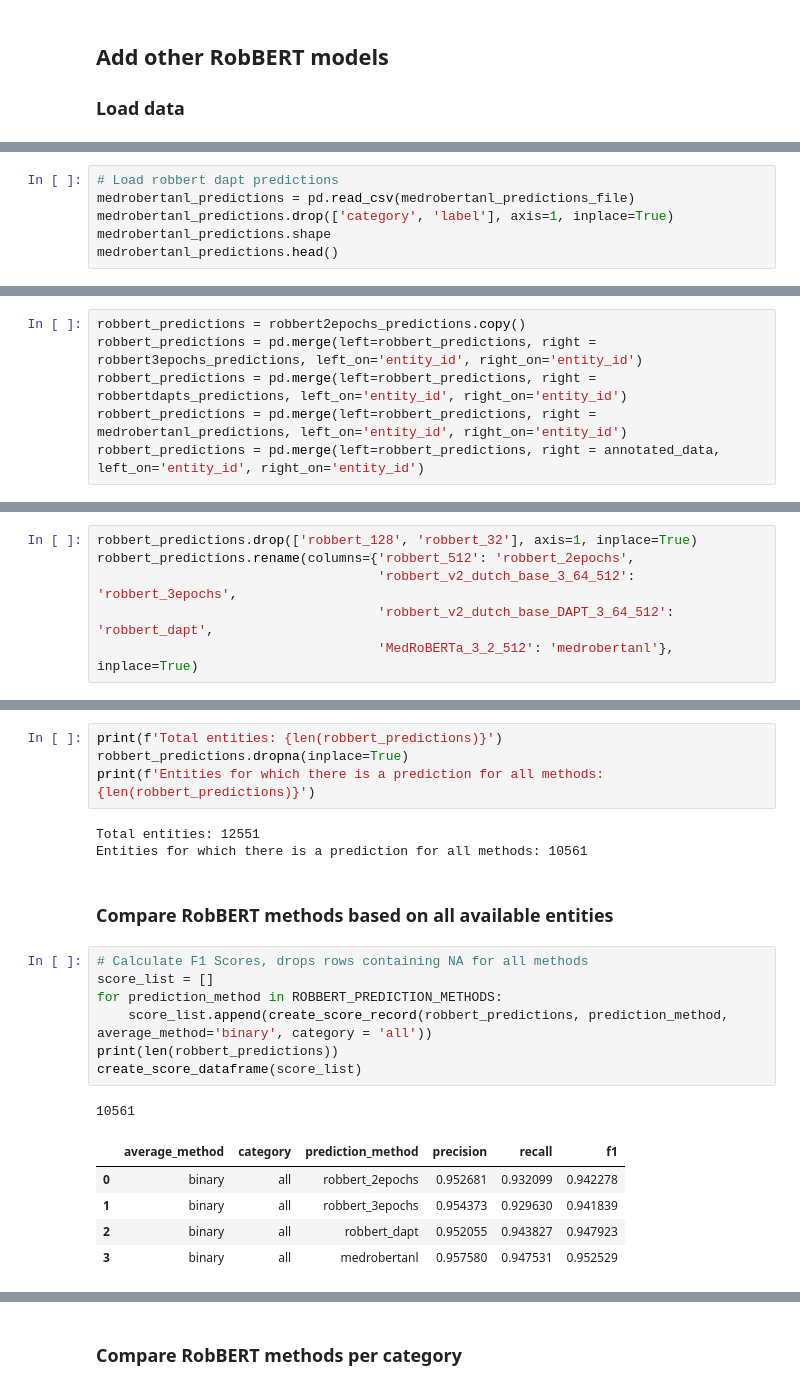
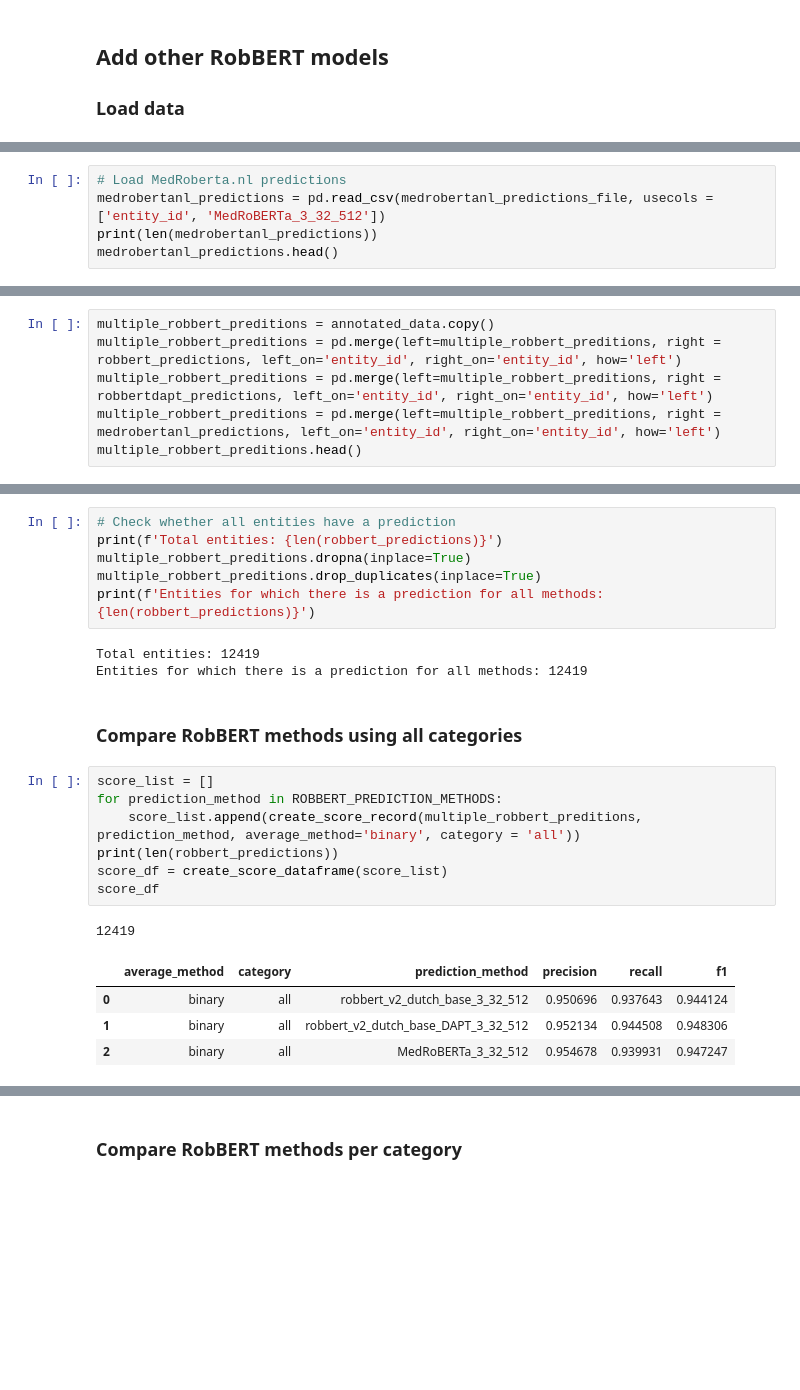
Before and after one commit to umcu/negation-detection, a Jupyter notebook: 01_general_evaluation.ipynb, the cells around one changed output, grey strips where cells are left out. Drawn from its saved outputs; the diff is of its cells as text; blank space fills up the shorter version.

```diff
--- a/01_general_evaluation.ipynb
+++ b/01_general_evaluation.ipynb
@@ -486,7 +332,6 @@ robbertdapts_predictions.head()
 # %%
-# Load robbert dapt predictions
-medrobertanl_predictions = pd.read_csv(medrobertanl_predictions_file)
-medrobertanl_predictions.drop(['category', 'label'], axis=1, inplace=True)
-medrobertanl_predictions.shape
+# Load MedRoberta.nl predictions
+medrobertanl_predictions = pd.read_csv(medrobertanl_predictions_file, usecols = ['entity_id', 'MedRoBERTa_3_32_512'])
+print(len(medrobertanl_predictions))
 medrobertanl_predictions.head()
 # %% [output]
@@ -499,6 +345,6 @@ medrobertanl_predictions.head()
 # %%
-robbert_predictions = robbert2epochs_predictions.copy()
-robbert_predictions = pd.merge(left=robbert_predictions, right = robbert3epochs_predictions, left_on='entity_id', right_on='entity_id')
-robbert_predictions = pd.merge(left=robbert_predictions, right = robbertdapts_predictions, left_on='entity_id', right_on='entity_id')
-robbert_predictions = pd.merge(left=robbert_predictions, right = medrobertanl_predictions, left_on='entity_id', right_on='entity_id')
-robbert_predictions = pd.merge(left=robbert_predictions, right = annotated_data, left_on='entity_id', right_on='entity_id')
+multiple_robbert_preditions = annotated_data.copy()
+multiple_robbert_preditions = pd.merge(left=multiple_robbert_preditions, right = robbert_predictions, left_on='entity_id', right_on='entity_id', how='left')
+multiple_robbert_preditions = pd.merge(left=multiple_robbert_preditions, right = robbertdapt_predictions, left_on='entity_id', right_on='entity_id', how='left')
+multiple_robbert_preditions = pd.merge(left=multiple_robbert_preditions, right = medrobertanl_predictions, left_on='entity_id', right_on='entity_id', how='left')
+multiple_robbert_preditions.head()
@@ -505,6 +357,0 @@ robbert_predictions = pd.merge(left=robbert_predictions, right = annotated_data,
-# %%
-robbert_predictions.drop(['robbert_128', 'robbert_32'], axis=1, inplace=True)
-robbert_predictions.rename(columns={'robbert_512': 'robbert_2epochs',
-                                    'robbert_v2_dutch_base_3_64_512': 'robbert_3epochs',
-                                    'robbert_v2_dutch_base_DAPT_3_64_512': 'robbert_dapt',
-                                    'MedRoBERTa_3_2_512': 'medrobertanl'}, inplace=True)
@@ -520,26 +358,27 @@ robbert_predictions.head()
 # %%
+# Check whether all entities have a prediction
 print(f'Total entities: {len(robbert_predictions)}')
-robbert_predictions.dropna(inplace=True)
+multiple_robbert_preditions.dropna(inplace=True)
+multiple_robbert_preditions.drop_duplicates(inplace=True)
 print(f'Entities for which there is a prediction for all methods: {len(robbert_predictions)}')
 # %% [output]
-Total entities: 12551
-Entities for which there is a prediction for all methods: 10561
+Total entities: 12419
+Entities for which there is a prediction for all methods: 12419
 # %% [markdown]
-### Compare RobBERT methods based on all available entities
+### Compare RobBERT methods using all categories
 # %%
-# Calculate F1 Scores, drops rows containing NA for all methods
 score_list = []
 for prediction_method in ROBBERT_PREDICTION_METHODS:
-    score_list.append(create_score_record(robbert_predictions, prediction_method, average_method='binary', category = 'all'))
+    score_list.append(create_score_record(multiple_robbert_preditions, prediction_method, average_method='binary', category = 'all'))
 print(len(robbert_predictions))
-create_score_dataframe(score_list)
+score_df = create_score_dataframe(score_list)
+score_df
 # %% [output]
-10561
+12419
 |  | average_method | category | prediction_method | precision | recall | f1 |
-| 0 | binary | all | robbert_2epochs | 0.952681 | 0.932099 | 0.942278 |
-| 1 | binary | all | robbert_3epochs | 0.954373 | 0.929630 | 0.941839 |
-| 2 | binary | all | robbert_dapt | 0.952055 | 0.943827 | 0.947923 |
-| 3 | binary | all | medrobertanl | 0.957580 | 0.947531 | 0.952529 |
+| 0 | binary | all | robbert_v2_dutch_base_3_32_512 | 0.950696 | 0.937643 | 0.944124 |
+| 1 | binary | all | robbert_v2_dutch_base_DAPT_3_32_512 | 0.952134 | 0.944508 | 0.948306 |
+| 2 | binary | all | MedRoBERTa_3_32_512 | 0.954678 | 0.939931 | 0.947247 |
 # %%
 pretty_df = score_df.round(3)
 pretty_df = pretty_df[['prediction_method', 'precision', 'recall', 'f1']]
```
Also changed, not shown: parts of 46 cells of this notebook, 15 other files.
